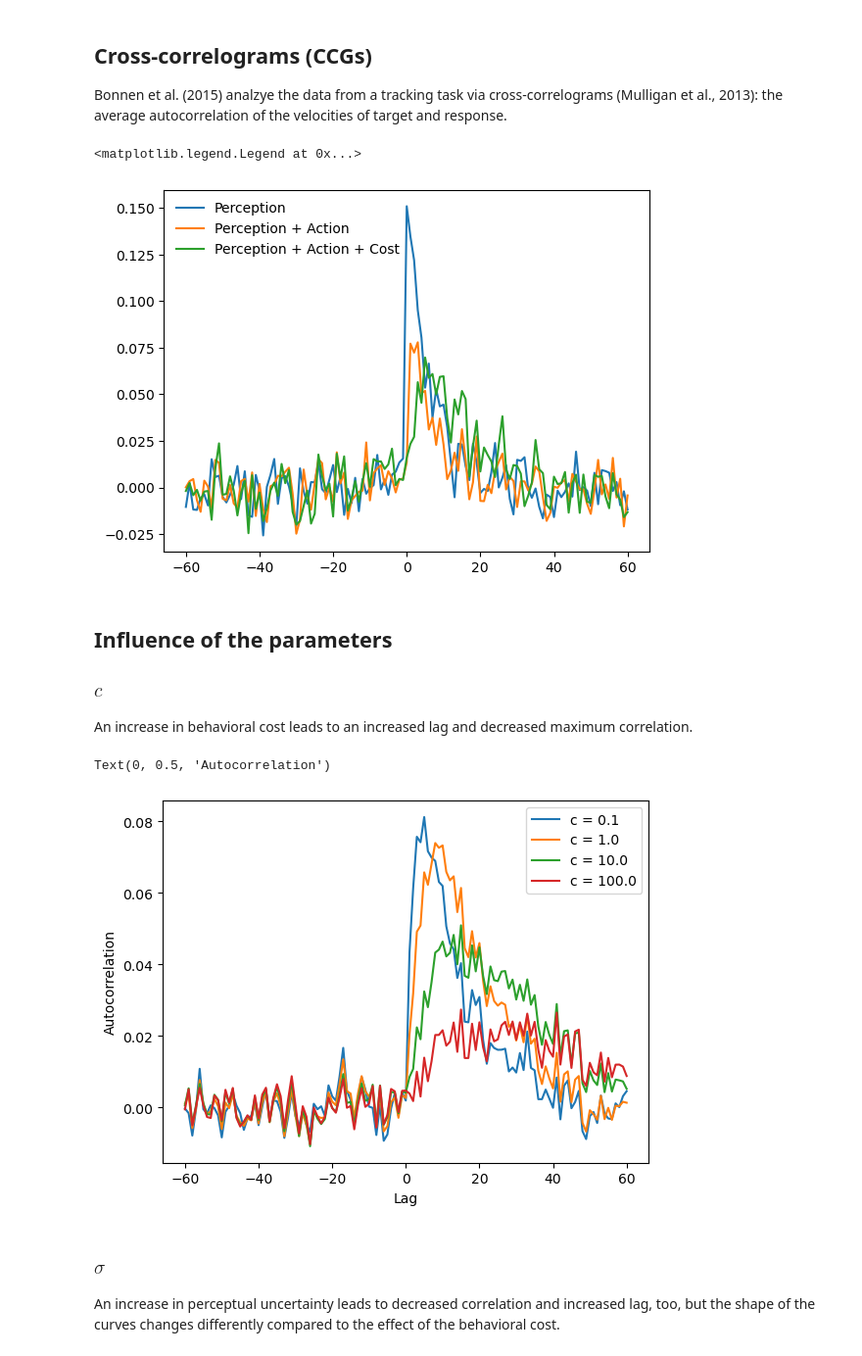
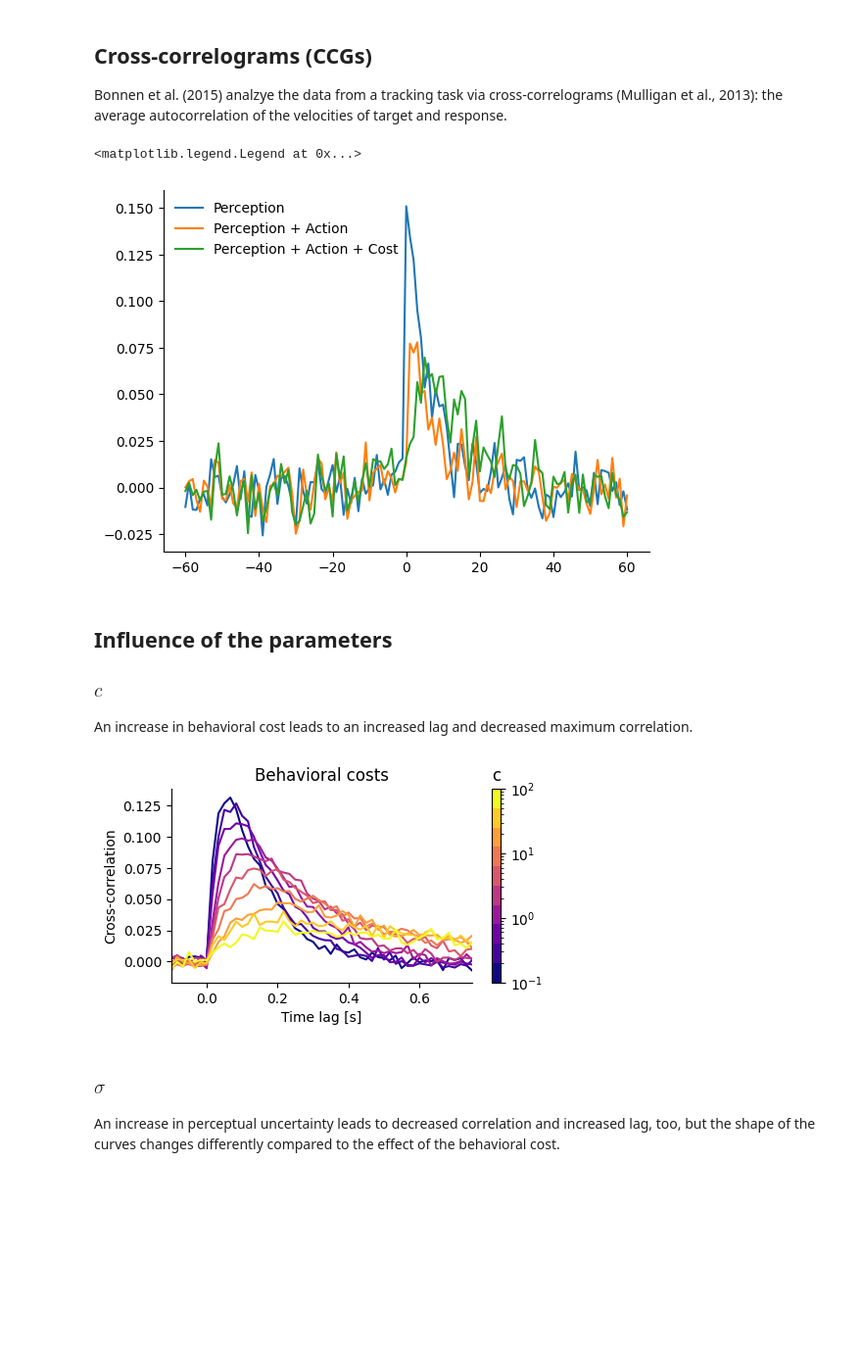
Before and after one commit to RothkopfLab/lqg, a Jupyter notebook: notebooks/01-HowTo.ipynb, the cells around one changed output. Shown at 98% size. Drawn from its saved outputs; the diff is of its cells as text; code cells hidden in the pictures; blank space fills up the shorter version.

```diff
--- a/notebooks/01-HowTo.ipynb
+++ b/notebooks/01-HowTo.ipynb
@@ -1,5 +1,7 @@
 # %%
 import matplotlib.pyplot as plt
+import matplotlib as mpl
+import matplotlib.cm as cm
 import arviz as az
 import numpy as np
 import jax.numpy as jnp
@@ -10,6 +12,9 @@ sys.path.append("..")
 
 from lqg.model import LQG
 from lqg import xcorr
+
+mpl.rcParams['axes.spines.right'] = False
+mpl.rcParams['axes.spines.top'] = False
 # %% [markdown]
 # Model
 
@@ -114,31 +119,48 @@ plt.plot(lags, corrs.mean(axis=0), label="Perception + Action + Cost")
 plt.legend(frameon=False)
 # %% [output]
 <matplotlib.legend.Legend at 0x...>
-[figure, old version]
+[figure, new version]
 # %% [markdown]
 ## Influence of the parameters
 ### $c$
 
 An increase in behavioral cost leads to an increased lag and decreased maximum correlation.
 # %%
-cs = np.logspace(-1, 2, 4, base=10)
-for c in cs:
+figsize = 5.69426 / 1.2, 5.69426 / 1.61803398875 / 1.2
+
+n = 10
+
+colormap = mpl.colormaps["plasma"].resampled(n)
+cs = np.logspace(-1, 2, n, base=10)
+
+plt.figure(figsize=figsize)
+for i, c in enumerate(cs):
     # define model
-    model = BoundedActor(c=c, motor_noise=0.5, sigma=12.)
+    model = BoundedActor(c=c, motor_noise=0.5, sigma=6.)
 
     # simulate data
-    x = model.simulate(random.PRNGKey(0), n=100, T=500)
+    x = model.simulate(random.PRNGKey(i), n=100, T=1000)
 
     # compute cross-correlograms
     lags, corrs = xcorr(np.diff(x[..., 1], axis=0).T, np.diff(x[..., 0], axis=0).T)
 
-    plt.plot(lags, corrs.mean(axis=0), label=f"c = {c:.1f}")
-plt.legend()
-plt.xlabel("Lag")
-plt.ylabel("Autocorrelation")
+    plt.plot(lags / 60, corrs.mean(axis=0), label=f"c = {c:.1f}", color=colormap(i / n))
+
+# setup the colorbar
+scalarmappaple = cm.ScalarMappable(cmap=colormap, norm=mpl.colors.LogNorm(cs[0], cs[-1]))
+scalarmappaple.set_array(cs)
+cbar = plt.colorbar(scalarmappaple)
+cbar.ax.set_title("c")
+
+plt.xlim(-.1, .75)
+# plt.legend(title="Behavioral cost")
+plt.ylabel("Cross-correlation")
+plt.title("Behavioral costs")
+plt.xlabel("Time lag [s]")
+plt.tight_layout()
+plt.savefig("/home/dominik/Nextcloud/Science/Talks/2023-04-FFM/figures/simulations/c.pdf")
 # %% [output]
-Text(0, 0.5, 'Autocorrelation')
-[figure, old version]
+[figure, new version]
 # %% [markdown]
 ### $\sigma$
 
```
Also changed, not shown: parts of 8 cells of this notebook, 2 other files.
